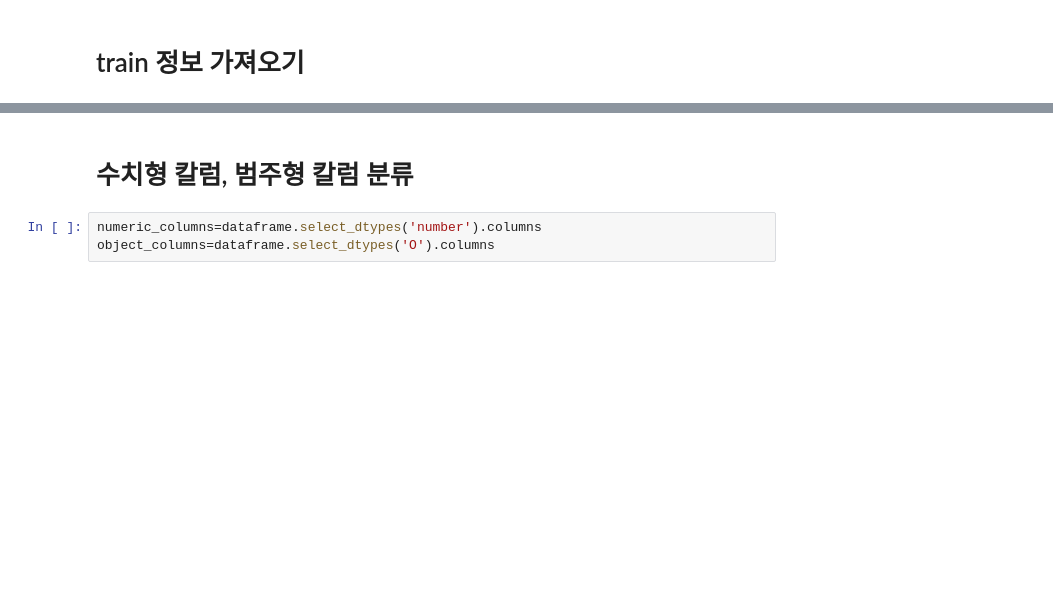
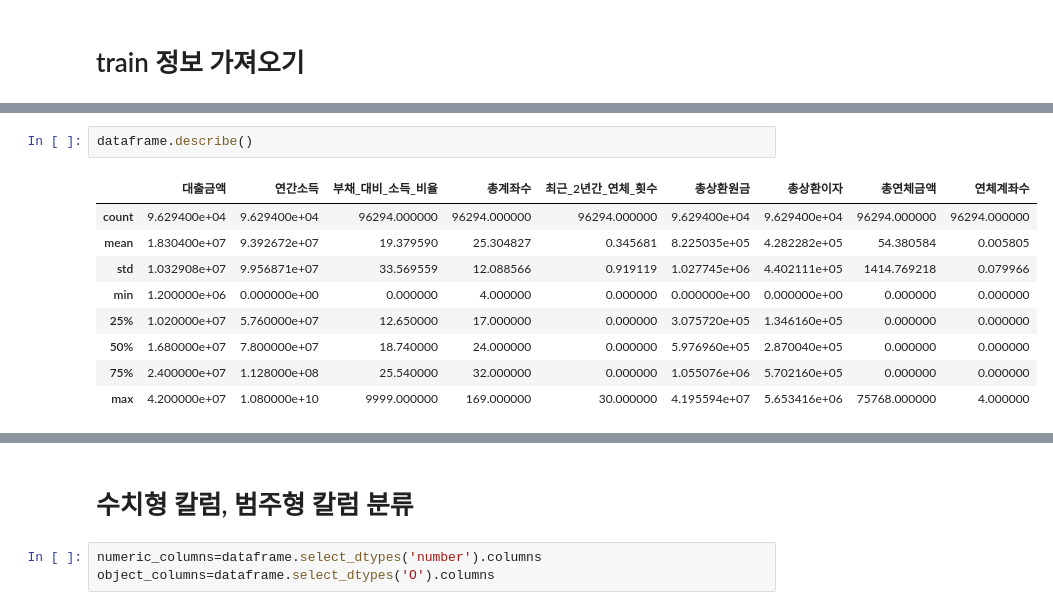
Before and after one commit to youse0ng/AICE_, a Jupyter notebook: open/데이터.ipynb, the cells around one changed output, grey strips where cells are left out. Saved outputs shown, nothing was run; the diff lists cells and outputs as text; blank space fills up the shorter version.

```diff
--- a/open/데이터.ipynb
+++ b/open/데이터.ipynb
@@ -25 +32,13 @@ dataframe[dataframe['총연체금액']>0]
+# %%
+dataframe.describe()
+# %% [output]
+|  | 대출금액 | 연간소득 | 부채_대비_소득_비율 | 총계좌수 | 최근_2년간_연체_횟수 | 총상환원금 | 총상환이자 | 총연체금액 | 연체계좌수 |
+| count | 9.629400e+04 | 9.629400e+04 | 96294.000000 | 96294.000000 | 96294.000000 | 9.629400e+04 | 9.629400e+04 | 96294.000000 | 96294.000000 |
+| mean | 1.830400e+07 | 9.392672e+07 | 19.379590 | 25.304827 | 0.345681 | 8.225035e+05 | 4.282282e+05 | 54.380584 | 0.005805 |
+| std | 1.032908e+07 | 9.956871e+07 | 33.569559 | 12.088566 | 0.919119 | 1.027745e+06 | 4.402111e+05 | 1414.769218 | 0.079966 |
+| min | 1.200000e+06 | 0.000000e+00 | 0.000000 | 4.000000 | 0.000000 | 0.000000e+00 | 0.000000e+00 | 0.000000 | 0.000000 |
+| 25% | 1.020000e+07 | 5.760000e+07 | 12.650000 | 17.000000 | 0.000000 | 3.075720e+05 | 1.346160e+05 | 0.000000 | 0.000000 |
+| 50% | 1.680000e+07 | 7.800000e+07 | 18.740000 | 24.000000 | 0.000000 | 5.976960e+05 | 2.870040e+05 | 0.000000 | 0.000000 |
+| 75% | 2.400000e+07 | 1.128000e+08 | 25.540000 | 32.000000 | 0.000000 | 1.055076e+06 | 5.702160e+05 | 0.000000 | 0.000000 |
+| max | 4.200000e+07 | 1.080000e+10 | 9999.000000 | 169.000000 | 30.000000 | 4.195594e+07 | 5.653416e+06 | 75768.000000 | 4.000000 |
 # %%
```
Also changed, not shown: parts of 12 cells of this notebook.
